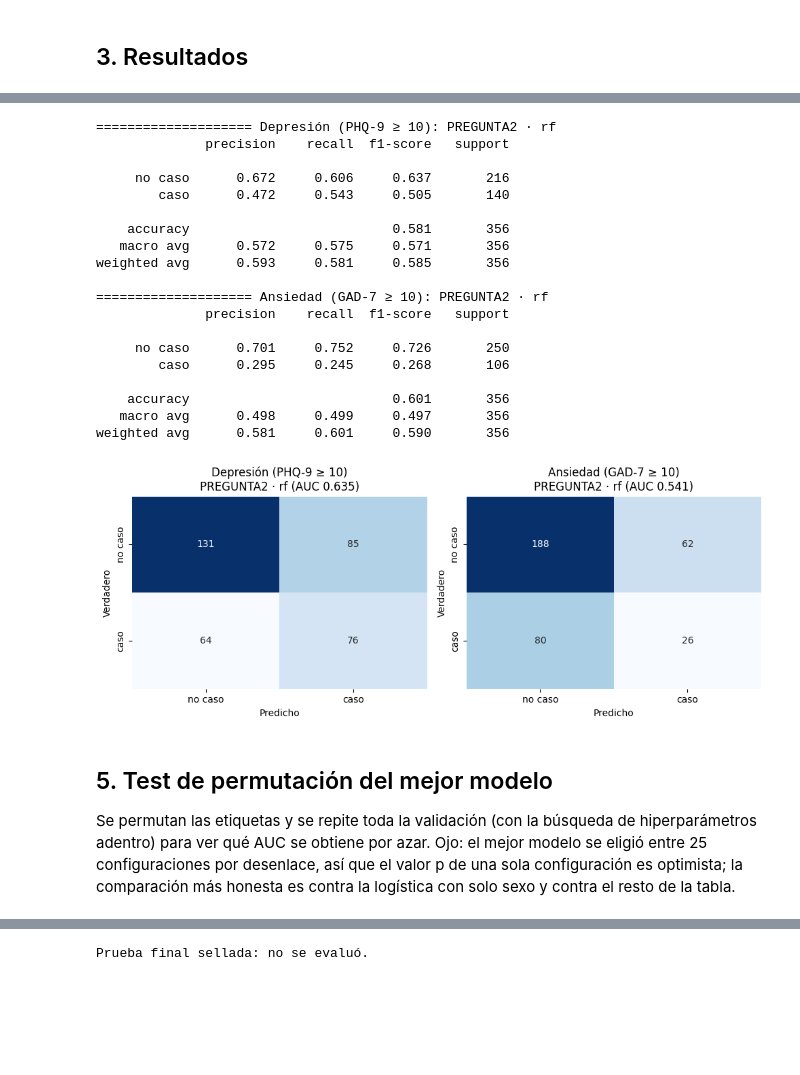
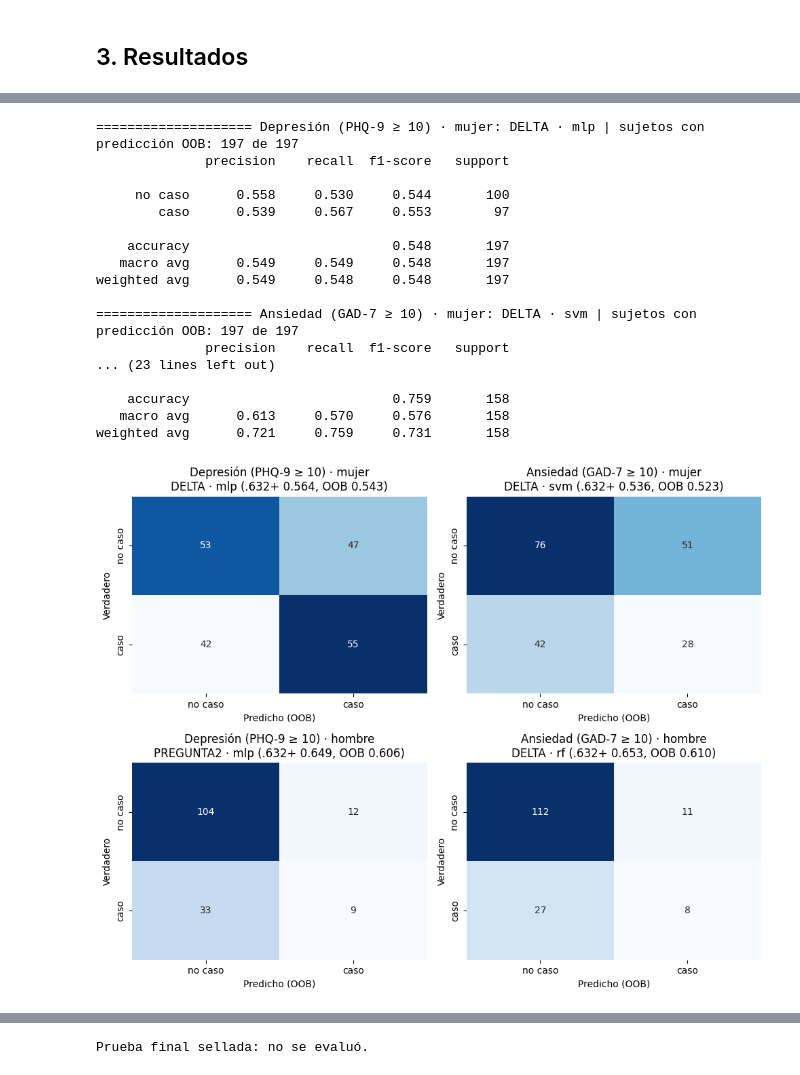
Before and after one commit to VicenteSonez/UA-DB, a Jupyter notebook: modelado/03_predictivo.ipynb, the cells around one changed output, grey strips where cells are left out. Cells and saved outputs as stored; diff of their text form; code cells hidden in the pictures; blank space fills up the shorter version.

```diff
--- a/modelado/03_predictivo.ipynb
+++ b/modelado/03_predictivo.ipynb
@@ -249,0 +293,9 @@ Matriz de confusión y reporte de clasificación con las predicciones fuera de m
+# %%
+for col, nombre in [("auc_632", "AUC .632+"), ("auc_oob", "AUC OOB")]:
+    print(f"{nombre}, media de los 5 modelos:")
+    display(modelos_voz.groupby(["sexo", "objetivo", "conjunto"])[col].mean().unstack("conjunto")
+            .reindex(SEXOS, level="sexo")[list(CONJUNTOS)].round(3))
+print("Configuraciones con AUC .632+ > 0,5 y con AUC OOB > 0,5 en al menos el 80 % de las réplicas:")
+display(modelos_voz.assign(sobre=modelos_voz["auc_632"] > 0.5, estable=modelos_voz["auc_oob_sobre_0.5"] >= 0.8)
+        .groupby(["sexo", "objetivo"])[["sobre", "estable"]].sum().reindex(SEXOS, level="sexo")
+        .rename(columns={"sobre": f"AUC .632+ > 0,5 (de {len(CONJUNTOS) * 5})", "estable": "OOB > 0,5 en ≥ 80 % de réplicas"}))
@@ -249,0 +326,11 @@ Matriz de confusión y reporte de clasificación con las predicciones fuera de m
+# %%
+fig, ax = plt.subplots(2, 2, figsize=(12, 8), sharex=True, sharey=True)
+for i, s in enumerate(SEXOS):
+    for j, (obj, nombre) in enumerate(OBJETIVOS.items()):
+        t = modelos_voz[(modelos_voz["sexo"] == s) & (modelos_voz["objetivo"] == obj)]
+        sns.scatterplot(data=t, x="auc_aparente", y="auc_oob", hue="modelo", style="conjunto", s=70, ax=ax[i, j],
+                        legend=(i == 0 and j == 1))
+        ax[i, j].axhline(0.5, color="red", ls="--", lw=1); ax[i, j].plot([0.3, 1], [0.3, 1], color="grey", lw=0.8)
+        ax[i, j].set_title(f"{nombre} · {s}")
+ax[0, 1].legend(bbox_to_anchor=(1.02, 1), loc="upper left", fontsize=8)
+plt.tight_layout(); plt.show()
@@ -250,42 +343,38 @@ Matriz de confusión y reporte de clasificación con las predicciones fuera de m
 # %%
 mejores = {}
-fig, ax = plt.subplots(1, 2, figsize=(10, 4))
-for a, (obj, nombre) in zip(ax, OBJETIVOS.items()):
-    t = tabla[(tabla["objetivo"] == obj) & tabla["conjunto"].isin(list(CONJUNTOS))]
-    fila = t.loc[t["auc_media"].idxmax()]
-    mejores[obj] = (fila["conjunto"], fila["modelo"])
-    r = resultados[(obj, fila["conjunto"], fila["modelo"])]
-    y = datos[obj]
-    cm = confusion_matrix(y, r["oof_y"].astype(int))
-    sns.heatmap(cm, annot=True, fmt="d", cmap="Blues", ax=a, cbar=False,
-                xticklabels=["no caso", "caso"], yticklabels=["no caso", "caso"])
-    a.set_xlabel("Predicho"); a.set_ylabel("Verdadero")
-    a.set_title(f"{nombre}\n{fila['conjunto']} · {fila['modelo']} (AUC {fila['auc_media']:.3f})")
-    print(f"==================== {nombre}: {fila['conjunto']} · {fila['modelo']}")
-    print(classification_report(y, r["oof_y"].astype(int), target_names=["no caso", "caso"], digits=3))
+fig, ax = plt.subplots(2, 2, figsize=(10, 8))
+for i, s in enumerate(SEXOS):
+    for j, (obj, nombre) in enumerate(OBJETIVOS.items()):
+        t = modelos_voz[(modelos_voz["sexo"] == s) & (modelos_voz["objetivo"] == obj)]
+        fila = t.sort_values(["auc_632", "auc_oob"], ascending=False).iloc[0]
+        mejores[(s, obj)] = (fila["conjunto"], fila["modelo"])
+        r = resultados[(s, obj, fila["conjunto"], fila["modelo"])]
+        y = POR_SEXO[s][obj]
+        con = ~np.isnan(r["oob_y"])
+        cm = confusion_matrix(y[con], r["oob_y"][con].astype(int))
+        sns.heatmap(cm, annot=True, fmt="d", cmap="Blues", ax=ax[i, j], cbar=False,
+                    xticklabels=["no caso", "caso"], yticklabels=["no caso", "caso"])
+        ax[i, j].set_xlabel("Predicho (OOB)"); ax[i, j].set_ylabel("Verdadero")
+        ax[i, j].set_title(f"{nombre} · {s}\n{fila['conjunto']} · {fila['modelo']} (.632+ {fila['auc_632']:.3f}, OOB {fila['auc_oob']:.3f})")
+        print(f"==================== {nombre} · {s}: {fila['conjunto']} · {fila['modelo']} | sujetos con predicción OOB: {con.sum()} de {len(y)}")
+        print(classification_report(y[con], r["oob_y"][con].astype(int), target_names=["no caso", "caso"], digits=3))
 plt.tight_layout(); plt.show()
 # %% [output]
-==================== Depresión (PHQ-9 ≥ 10): PREGUNTA2 · rf
+==================== Depresión (PHQ-9 ≥ 10) · mujer: DELTA · mlp | sujetos con predicción OOB: 197 de 197
               precision    recall  f1-score   support
 
-     no caso      0.672     0.606     0.637       216
-        caso      0.472     0.543     0.505       140
+     no caso      0.558     0.530     0.544       100
+        caso      0.539     0.567     0.553        97
 
-    accuracy                          0.581       356
-   macro avg      0.572     0.575     0.571       356
-weighted avg      0.593     0.581     0.585       356
+    accuracy                          0.548       197
+   macro avg      0.549     0.549     0.548       197
+weighted avg      0.549     0.548     0.548       197
 
-==================== Ansiedad (GAD-7 ≥ 10): PREGUNTA2 · rf
+==================== Ansiedad (GAD-7 ≥ 10) · mujer: DELTA · svm | sujetos con predicción OOB: 197 de 197
               precision    recall  f1-score   support
+... (23 lines left out)
 
-     no caso      0.701     0.752     0.726       250
-        caso      0.295     0.245     0.268       106
-
-    accuracy                          0.601       356
-   macro avg      0.498     0.499     0.497       356
-weighted avg      0.581     0.601     0.590       356
+    accuracy                          0.759       158
+   macro avg      0.613     0.570     0.576       158
+weighted avg      0.721     0.759     0.731       158
-[figure, old version]
+[figure, new version]
-# %% [markdown]
-## 5. Test de permutación del mejor modelo
-
-Se permutan las etiquetas y se repite toda la validación (con la búsqueda de hiperparámetros adentro) para ver qué AUC se obtiene por azar. Ojo: el mejor modelo se eligió entre 25 configuraciones por desenlace, así que el valor p de una sola configuración es optimista; la comparación más honesta es contra la logística con solo sexo y contra el resto de la tabla.
```
Also changed, not shown: parts of 36 cells of this notebook, 3 other files.
